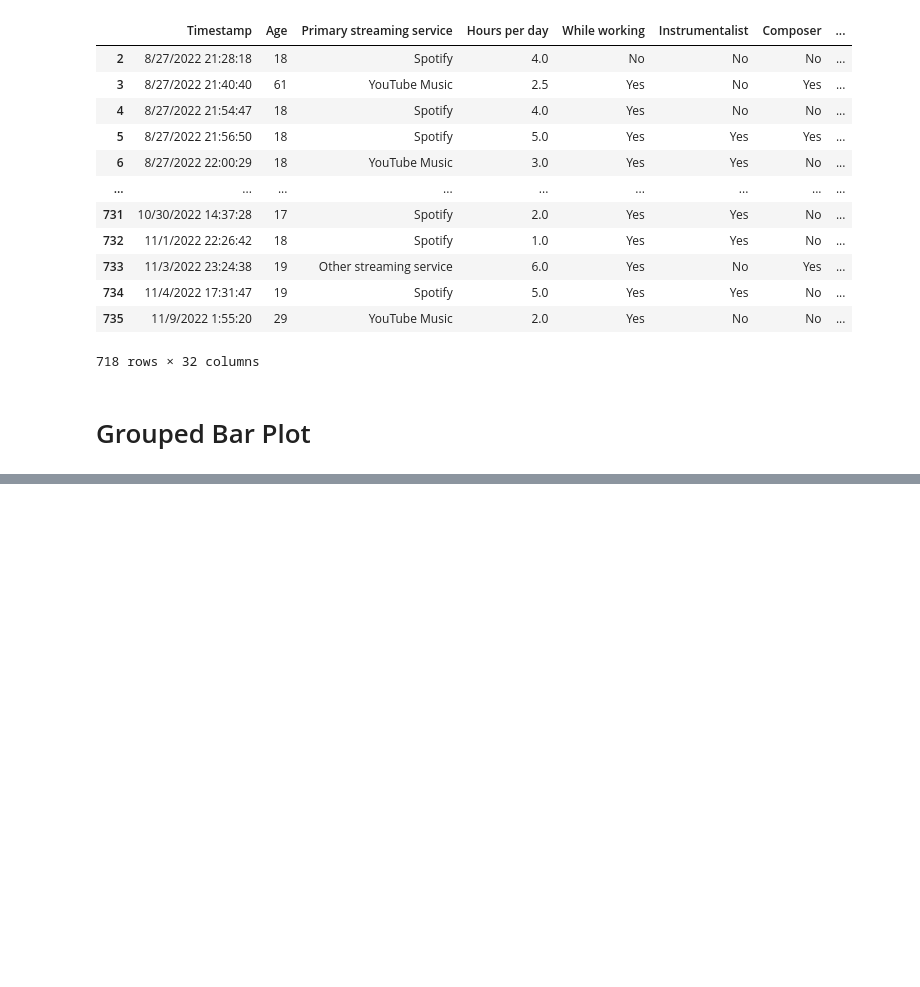
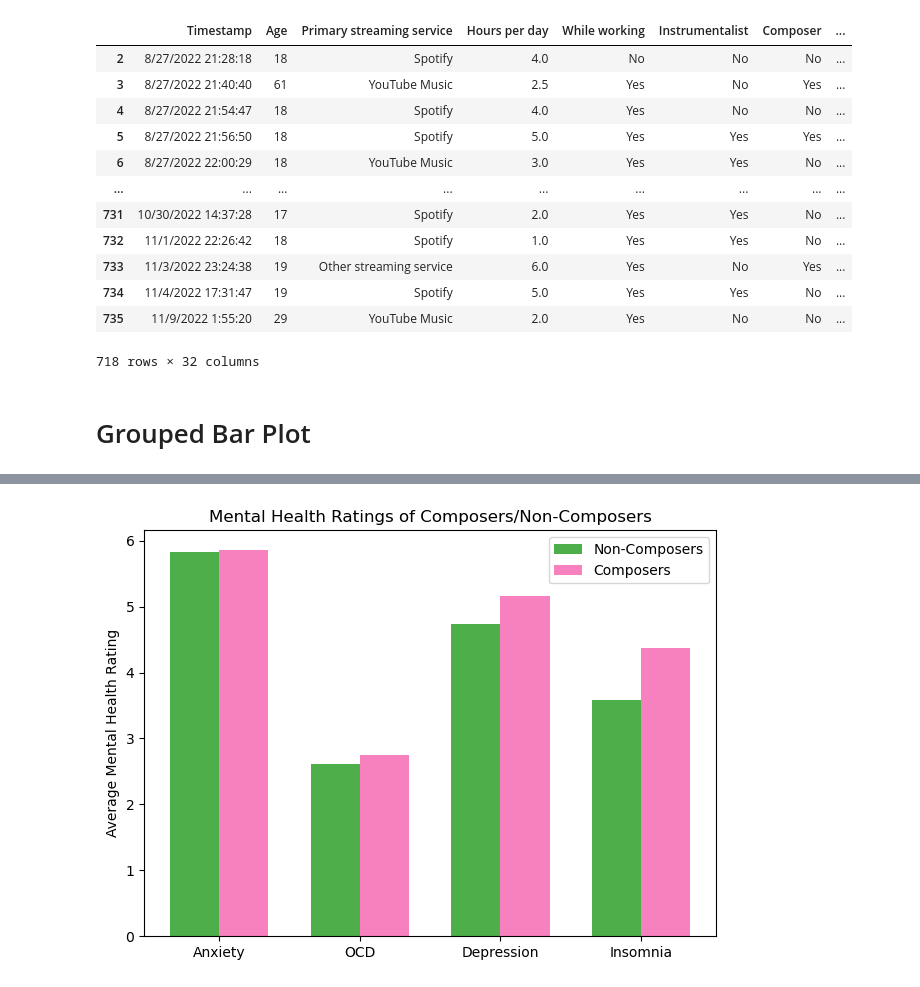
Before and after one commit to cameronchafin/chum_bucket_supreme, a Jupyter notebook: working_separatley.ipynb, the cells around one changed output, grey strips where cells are left out. Saved outputs shown, nothing was run; the diff lists cells and outputs as text; code cells hidden in the pictures; blank space fills up the shorter version.

```diff
--- a/working_separatley.ipynb
+++ b/working_separatley.ipynb
@@ -121,0 +112,50 @@ plt.show()
+# %%
+#Groupings of data of Composers vs non-composers
+df_no = df[df['Composer'] == 'No']
+df_yes = df[df['Composer'] == 'Yes']
+
+#anxiety data
+non_composer_anxiety = df_no["Anxiety"].tolist()
+composer_anxiety = df_yes["Anxiety"].tolist()
+mean_non_composer_anxiety = mean(non_composer_anxiety)
+mean_composer_anxiety = mean(composer_anxiety)
+
+#OCD data
+non_composer_OCD = df_no["OCD"].tolist()
+composer_OCD = df_yes["OCD"].tolist()
+mean_non_composer_OCD = mean(non_composer_OCD)
+mean_composer_OCD = mean(composer_OCD)
+
+#depression data
+non_composer_depression = df_no["Depression"].tolist()
+composer_depression = df_yes["Depression"].tolist()
+mean_non_composer_depression = mean(non_composer_depression)
+mean_composer_depression = mean(composer_depression)
+
+#Insomnia data
+non_composer_insomnia = df_no["Insomnia"].tolist()
+composer_insomnia = df_yes["Insomnia"].tolist()
+mean_non_composer_insomnia = mean(non_composer_insomnia)
+mean_composer_insomnia = mean(composer_insomnia)
+
+labels = ["Anxiety", "OCD", "Depression", "Insomnia"]
+yes_means = [mean_composer_anxiety, mean_composer_OCD, mean_composer_depression, mean_composer_insomnia]
+no_means = [mean_non_composer_anxiety, mean_non_composer_OCD, mean_non_composer_depression, mean_non_composer_insomnia]
+
+x = np.arange(len(labels))
+width = 0.35
+
+fig, ax = plt.subplots()
+rects1 = ax.bar(x - width/2, no_means, width, label='Non-Composers', color="#4daf4a")  # color blind friendly red
+rects2 = ax.bar(x + width/2, yes_means, width, label='Composers', color="#f781bf")  # color blind friendly blue
+
+ax.set_ylabel('Average Mental Health Rating')
+ax.set_title('Mental Health Ratings of Composers/Non-Composers')
+ax.set_xticks(x, labels)
+ax.legend()
+
+fig.tight_layout()
+
+plt.show()
+# %% [output]
+[figure, added]
```
Also changed, not shown: parts of 1 cell of this notebook.
